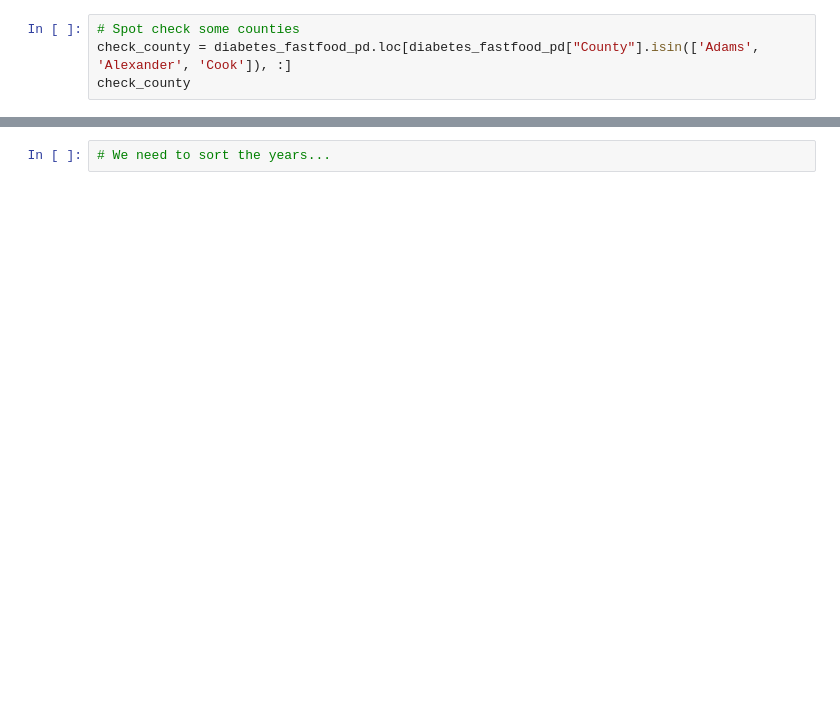
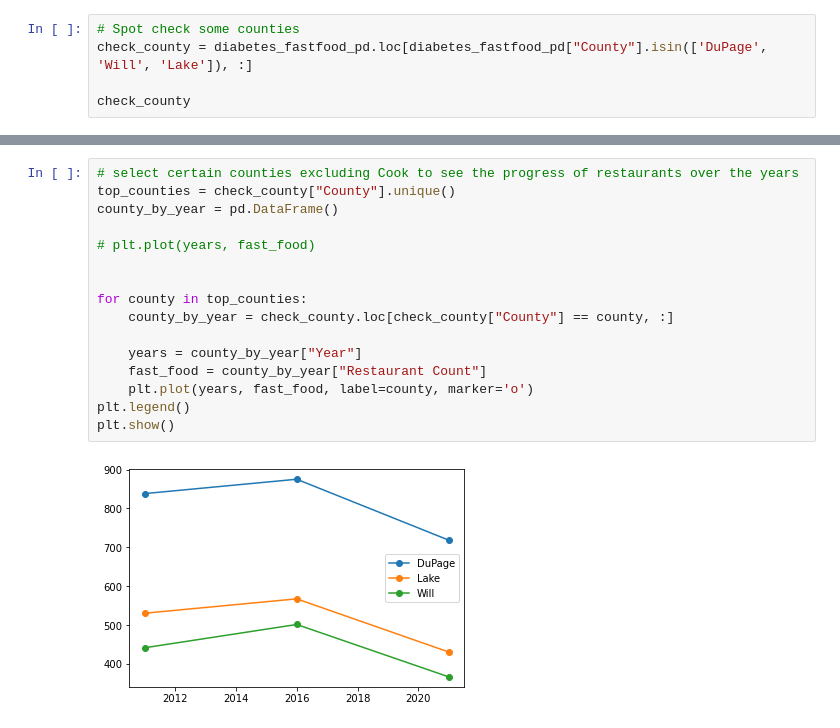
Before and after one commit to shirinegm/project1-group5, a Jupyter notebook: Diabetes_fastfood_analysis.ipynb, the cells around one changed output, grey strips where cells are left out. Saved outputs shown, nothing was run; the diff lists cells and outputs as text; blank space fills up the shorter version.

Commit message:
added new plots and scatter plot. Rmoved outputs

```diff
--- a/Diabetes_fastfood_analysis.ipynb
+++ b/Diabetes_fastfood_analysis.ipynb
@@ -16,4 +39,5 @@ county_stats.mean()
 # %%
 # Spot check some counties
-check_county = diabetes_fastfood_pd.loc[diabetes_fastfood_pd["County"].isin(['Adams', 'Alexander', 'Cook']), :]
+check_county = diabetes_fastfood_pd.loc[diabetes_fastfood_pd["County"].isin(['DuPage', 'Will', 'Lake']), :]
+
 check_county
@@ -41,2 +92,18 @@ plt.show()
-# %%
-# We need to sort the years...
+# %%
+# select certain counties excluding Cook to see the progress of restaurants over the years
+top_counties = check_county["County"].unique()
+county_by_year = pd.DataFrame()
+
+# plt.plot(years, fast_food)
+
+
+for county in top_counties:
+    county_by_year = check_county.loc[check_county["County"] == county, :]
+
+    years = county_by_year["Year"]
+    fast_food = county_by_year["Restaurant Count"]
+    plt.plot(years, fast_food, label=county, marker='o')
+plt.legend()
+plt.show()
+# %% [output]
+[figure, added]
```
Also changed, not shown: parts of 15 cells of this notebook.
